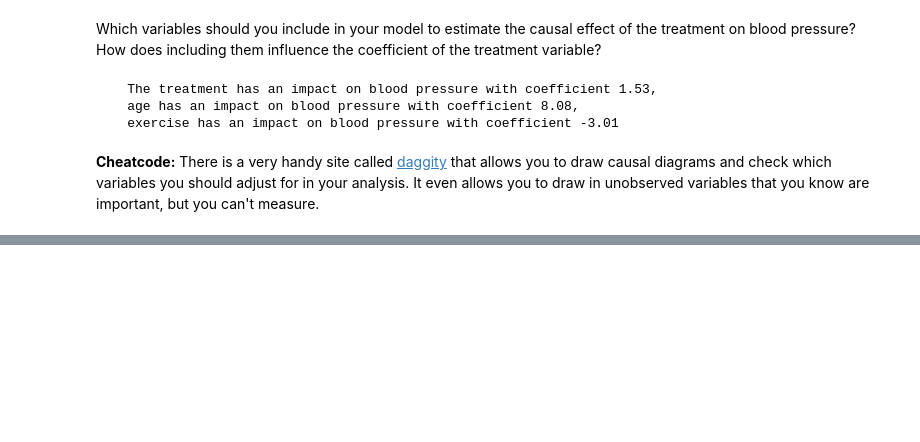
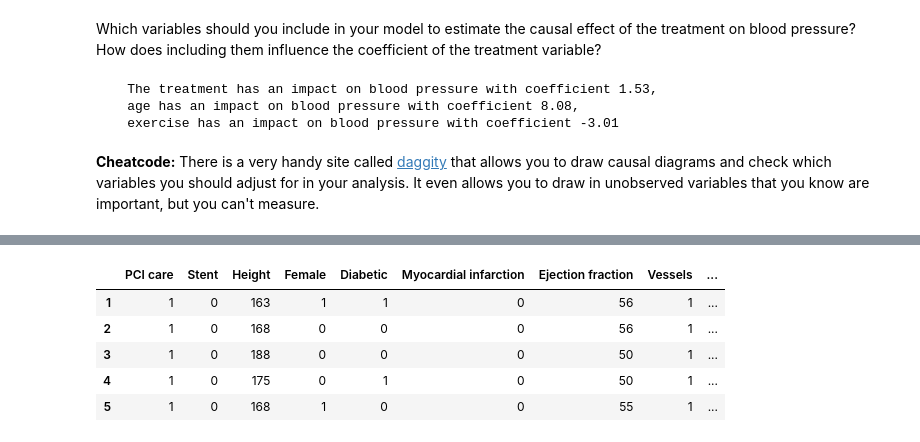
Before and after one commit to stefftaelman/causality-101, a Jupyter notebook: how.ipynb, the cells around one changed output, grey strips where cells are left out. Cells and saved outputs as stored; diff of their text form; code cells hidden in the pictures; blank space fills up the shorter version.

```diff
--- a/how.ipynb
+++ b/how.ipynb
@@ -102,0 +114,10 @@ print(
+# %%
+data = pd.read_csv('./data/lindner.csv', index_col=0)
+data.head()
+# %% [output]
+|  | PCI care | Stent | Height | Female | Diabetic | Myocardial infarction | Ejection fraction | Vessels | ... |
+| 1 | 1 | 0 | 163 | 1 | 1 | 0 | 56 | 1 | ... |
+| 2 | 1 | 0 | 168 | 0 | 0 | 0 | 56 | 1 | ... |
+| 3 | 1 | 0 | 188 | 0 | 0 | 0 | 50 | 1 | ... |
+| 4 | 1 | 0 | 175 | 0 | 1 | 0 | 50 | 1 | ... |
+| 5 | 1 | 0 | 168 | 1 | 0 | 0 | 55 | 1 | ... |
```
Also changed, not shown: parts of 10 cells of this notebook, 1 other file.
